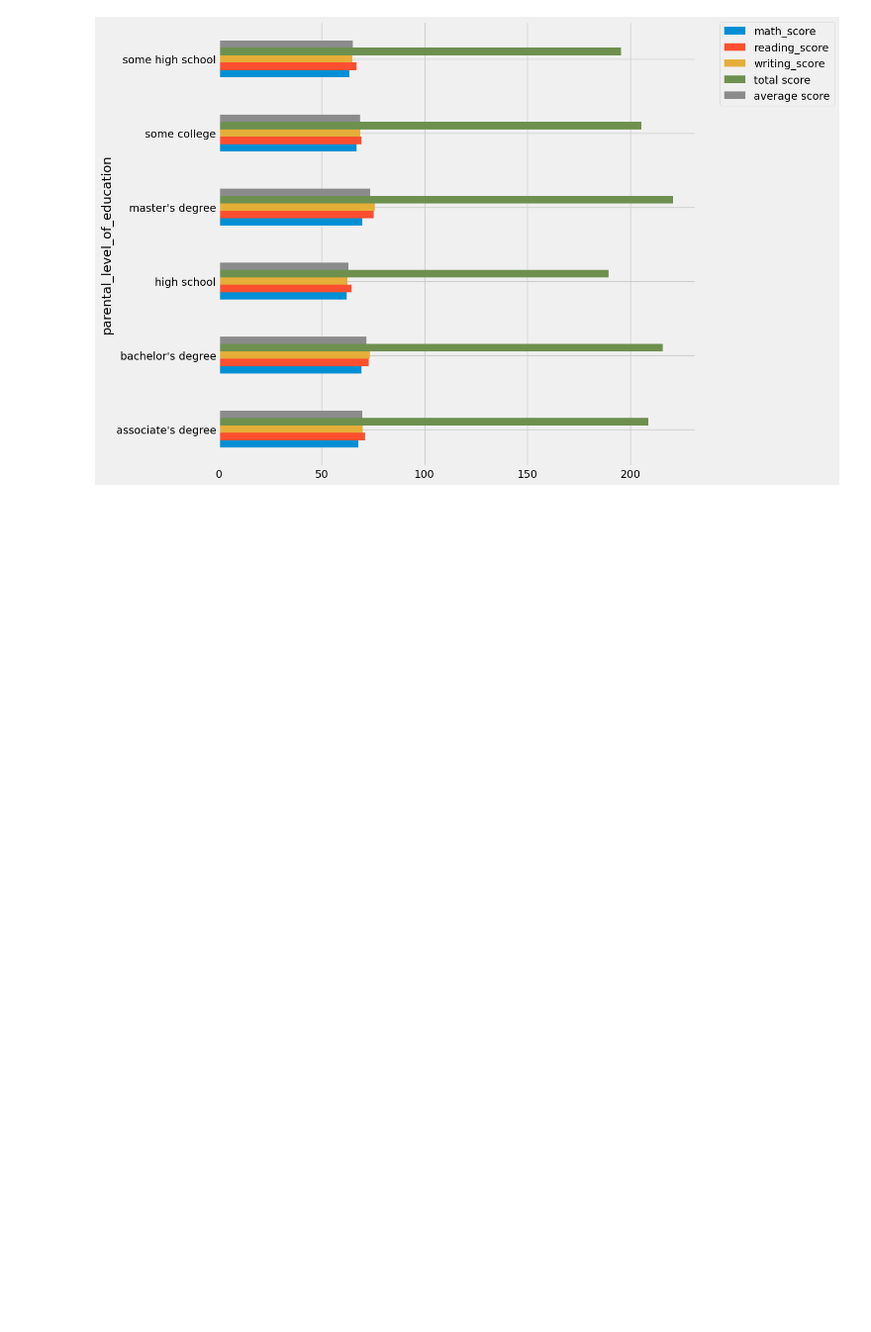
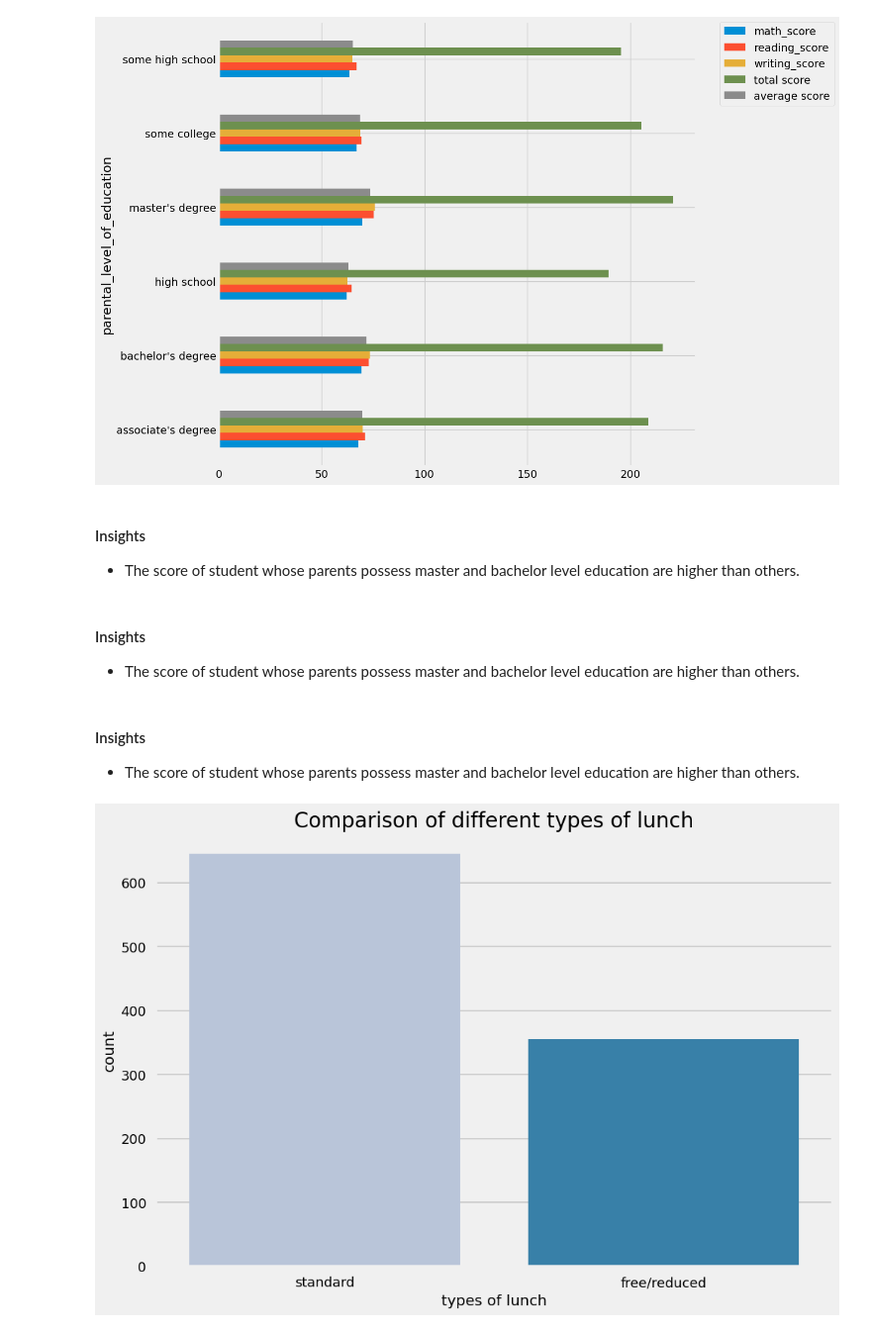
Before and after one commit to JamesOgbu/ML_Project, a Jupyter notebook: notebook/EDA.ipynb, the cells around one changed output. Shown at 99% size. Saved outputs shown, nothing was run; the diff lists cells and outputs as text; code cells hidden in the pictures; blank space fills up the shorter version.

```diff
--- a/notebook/EDA.ipynb
+++ b/notebook/EDA.ipynb
@@ -581,3 +581,22 @@ plt.legend(bbox_to_anchor=(1.05, 1), loc=2, borderaxespad=0.)
 plt.show()
 # %% [output]
 [figure]
+# %% [markdown]
+#### Insights
+- The score of student whose parents possess master and bachelor level education are higher than others.
+# %% [markdown]
+#### Insights
+- The score of student whose parents possess master and bachelor level education are higher than others.
+# %% [markdown]
+#### Insights
+- The score of student whose parents possess master and bachelor level education are higher than others.
+# %%
+plt.rcParams['figure.figsize'] = (15, 9)
+plt.style.use('seaborn-talk')
+sns.countplot(data=df,x='lunch', palette = 'PuBu')
+plt.title('Comparison of different types of lunch', fontweight = 30, fontsize = 20)
+plt.xlabel('types of lunch')
+plt.ylabel('count')
+plt.show()
+# %% [output]
+[figure, added]
```
Also changed, not shown: parts of 3 cells of this notebook.
